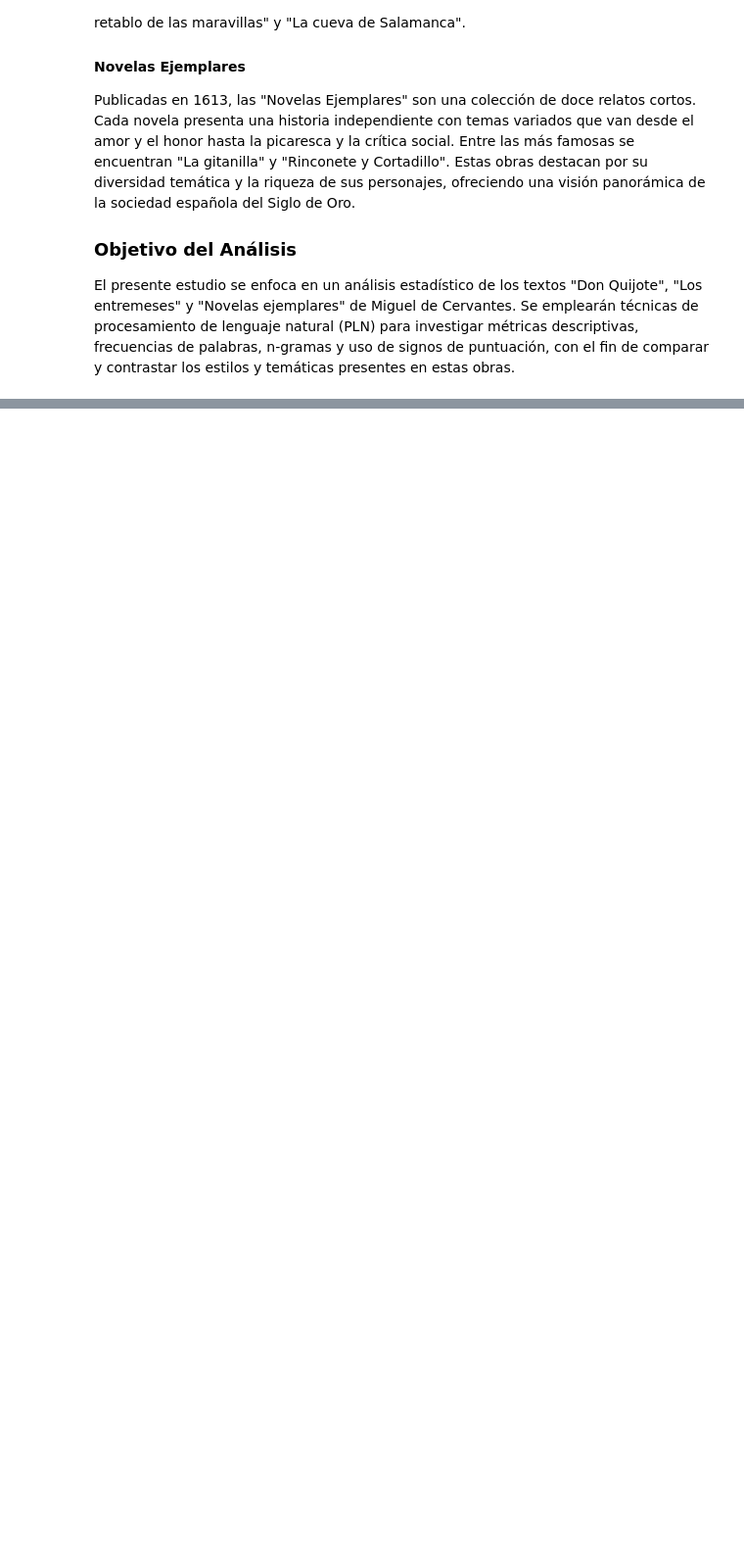
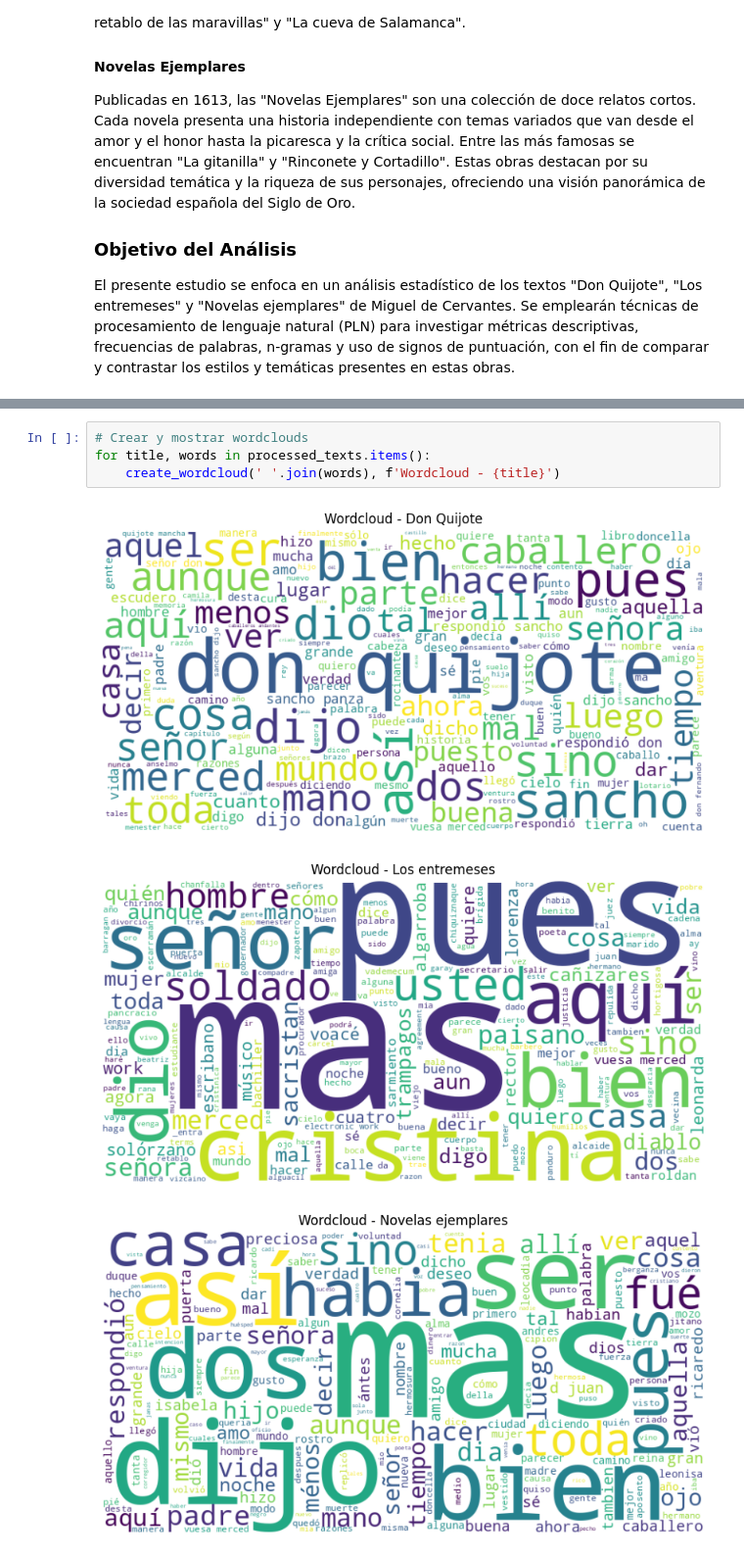
Before and after one commit to alanmejiaa/Procesamiento-y-Clasificacion-de-Datos-2024, a Jupyter notebook: Tarea #1.ipynb, the cells around one changed output, grey strips where cells are left out. Shown at 98% size. Saved outputs shown, nothing was run; the diff lists cells and outputs as text; blank space fills up the shorter version.

```diff
--- a/Tarea #1.ipynb
+++ b/Tarea #1.ipynb
@@ -312,0 +210,8 @@ Bigrams 'Novelas': [(('d', 'juan'), 155), (('vuesa', 'merced'), 103), (('dijo',
+# %%
+# Crear y mostrar wordclouds
+for title, words in processed_texts.items():
+    create_wordcloud(' '.join(words), f'Wordcloud - {title}')
+# %% [output]
+[figure, added]
+[figure, added]
+[figure, added]
```
Also changed, not shown: parts of 46 cells of this notebook.
